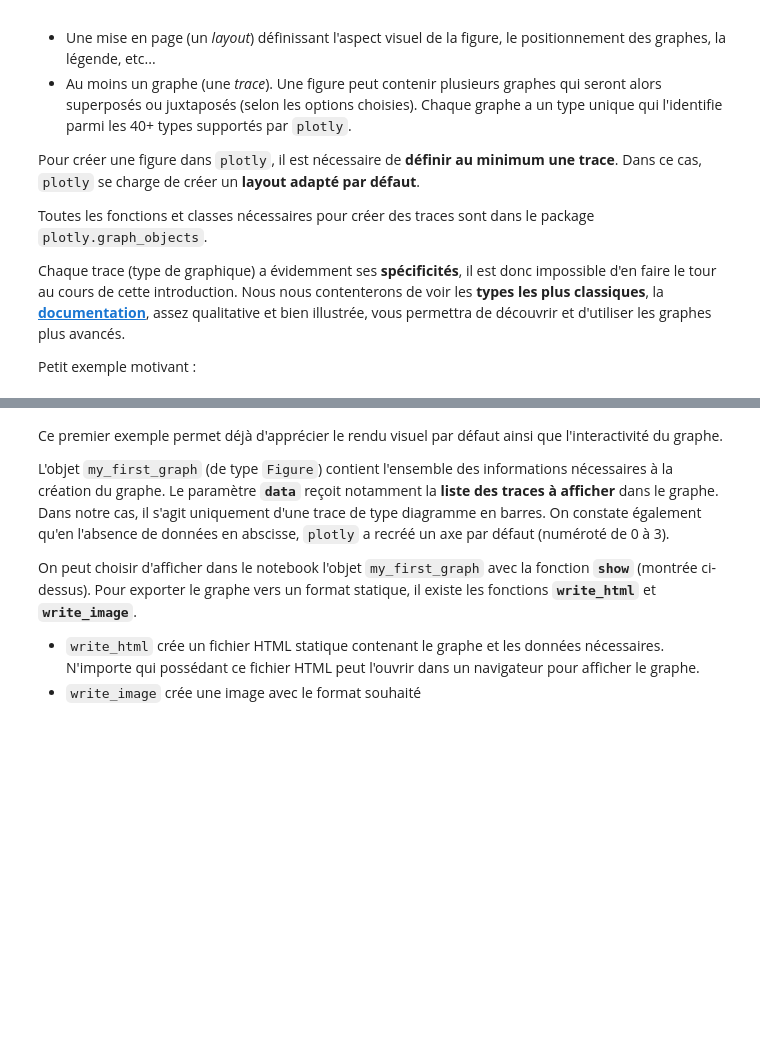
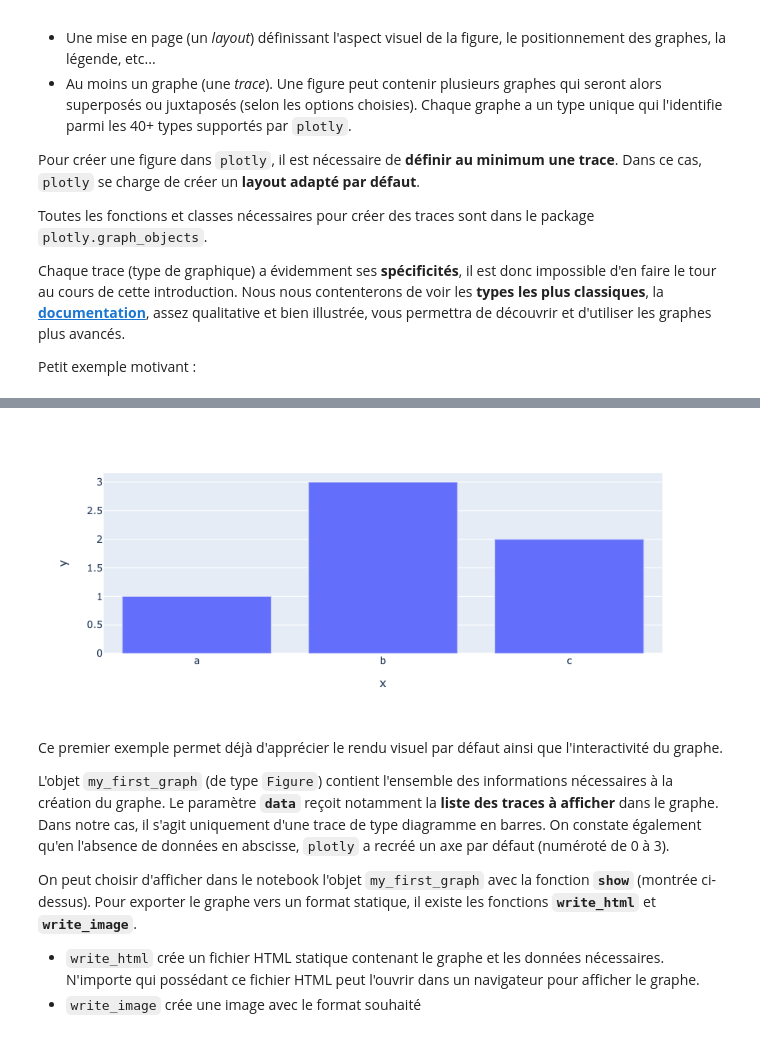
Before and after one commit to adrienarcuri/notebooks-dm, a Jupyter notebook: TDs/TD1/3 - Intro plotly.ipynb, the cells around one changed output, grey strips where cells are left out. Cells and saved outputs as stored; diff of their text form; code cells hidden in the pictures; blank space fills up the shorter version.

```diff
--- a/TDs/TD1/3 - Intro plotly.ipynb
+++ b/TDs/TD1/3 - Intro plotly.ipynb
@@ -57,3 +97,9 @@ ModuleNotFoundError: No module named 'plotly'
+# %%
+import plotly.express as px
+fig = px.bar(x=["a", "b", "c"], y=[1, 3, 2])
+fig.show()
+# %% [output]
+[figure, added]
 # %% [markdown]
 Ce premier exemple permet déjà d'apprécier le rendu visuel par défaut ainsi que l'interactivité du graphe.
 
```
Also changed, not shown: parts of 19 cells of this notebook.
